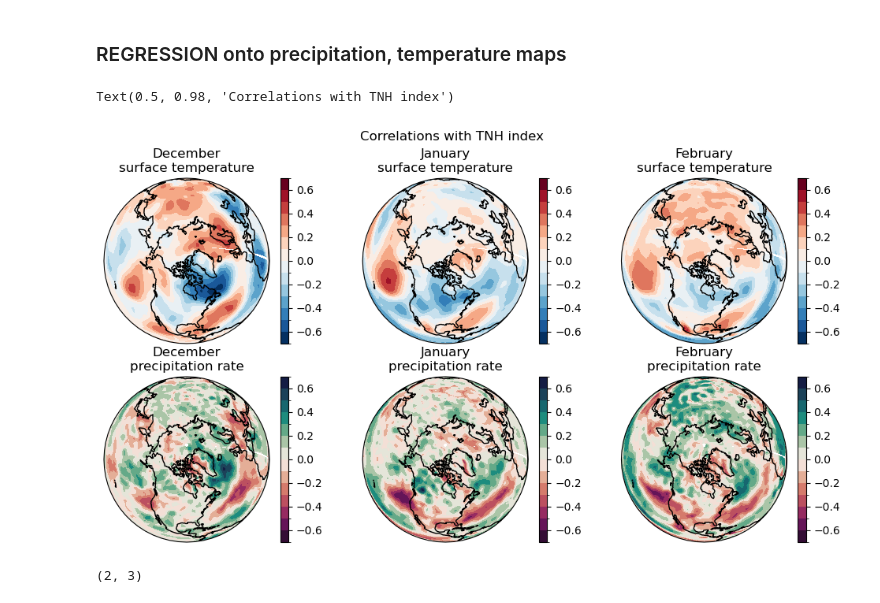
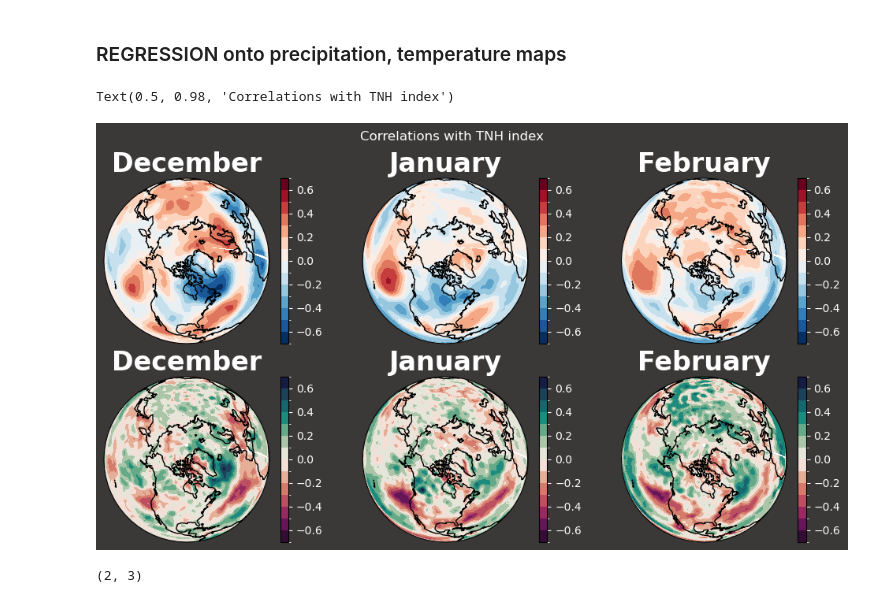
Before and after one commit to mschulzie/climAPCREGION, a Jupyter notebook: 5_COMPOSITES_each_phase..ipynb, the cells around one changed output. Cells and saved outputs as stored; diff of their text form; code cells hidden in the pictures.

```diff
--- a/5_COMPOSITES_each_phase..ipynb
+++ b/5_COMPOSITES_each_phase..ipynb
@@ -7,8 +7,17 @@ import cartopy. crs as ccrs
 import numpy as np
 from calendar import month_name
 from cmocean import cm
+import matplotlib as mpl
 
 TNH = get_TNH_idx(dropna=True)
+
+
+#
+mpl.rcParams['text.color'] = 'white'
+mpl.rcParams['axes.labelcolor'] = 'white'
+mpl.rcParams['xtick.color'] = 'white'
+mpl.rcParams['ytick.color'] = 'white'
+#
 # %% [markdown]
 ### REGRESSION onto precipitation, temperature maps
 # %%
@@ -27,37 +36,40 @@ pr_a = pr_a.rolling(time=3,center=True).mean() # build mean over 3 months
 #TEMPERATURES# ----------------------------------------------------------------------------------
 t = xr.open_dataset('data/NCEP_reanalysis/air.mon.mean.nc').air
 # linearly detrend the precipitation data:
 t_coeffs    = t.polyfit(dim='time',deg=1).polyfit_coefficients
 t_linfit    = xr.polyval(t.time,coeffs=t_coeffs)
 t           = t - t_linfit
 # compute and remove climatology:
 t_climatology = t.sel(time=slice('1981','2010')).groupby('time.month').mean()
 t_a = t.groupby('time.month') - t_climatology
 t_a = t_a.rolling(time=3,center=True).mean() # build mean over 3 months
 
-fig,axes = plt.subplots(2,3,figsize=(12,6),subplot_kw={'projection':ccrs.Orthographic(central_latitude=80,central_longitude=-90)})
+fig,axes = plt.subplots(2,3,figsize=(12,6),subplot_kw={'projection':ccrs.Orthographic(central_latitude=80,central_longitude=-90)}
+                        ,facecolor='#3b3838')
 
 # plotting and compute correlations
 for ax,month in zip(axes.transpose(),[12,1,2]):
     TNH_ = TNH.loc[TNH.time.dt.month==month]
     t_ = t_a.sel(time=TNH_.time)
     pr_ = pr_a.sel(time=TNH_.time)
 
     t_cor = xr.corr(t_,TNH_,dim='time')
     pr_cor = xr.corr(pr_,TNH_,dim='time')
 
     t_cor.plot.contourf(ax=ax[0],transform=ccrs.PlateCarree(),levels=np.arange(-.7,.8,.1),add_colorbar=True)
     pr_cor.plot.contourf(ax=ax[1],transform=ccrs.PlateCarree(),levels=np.arange(-.7,.8,.1),add_colorbar=True,cmap=cm.curl_r)
 
     ax[0].add_feature(cfeature.COASTLINE)
     ax[1].add_feature(cfeature.COASTLINE)
 
-    ax[0].set_title(f'{month_name[month]}\nsurface temperature')
-    ax[1].set_title(f'{month_name[month]}\nprecipitation rate')
+    ax[0].set_title(f'{month_name[month]}',fontsize=24,weight='bold')#\nsurface temperature')
+    ax[1].set_title(f'{month_name[month]}',fontsize=24,weight='bold')#\nprecipitation rate')
+
+fig.savefig('figures/correlations.png',bbox_inches='tight',pad_inches=.1,facecolor='#3b3838')
 fig.suptitle('Correlations with TNH index')
 # %% [output]
 Text(0.5, 0.98, 'Correlations with TNH index')
-[figure, old version]
+[figure, new version]
 # %%
 axes.shape
 # %% [output]
```
Also changed, not shown: 4 other files.
